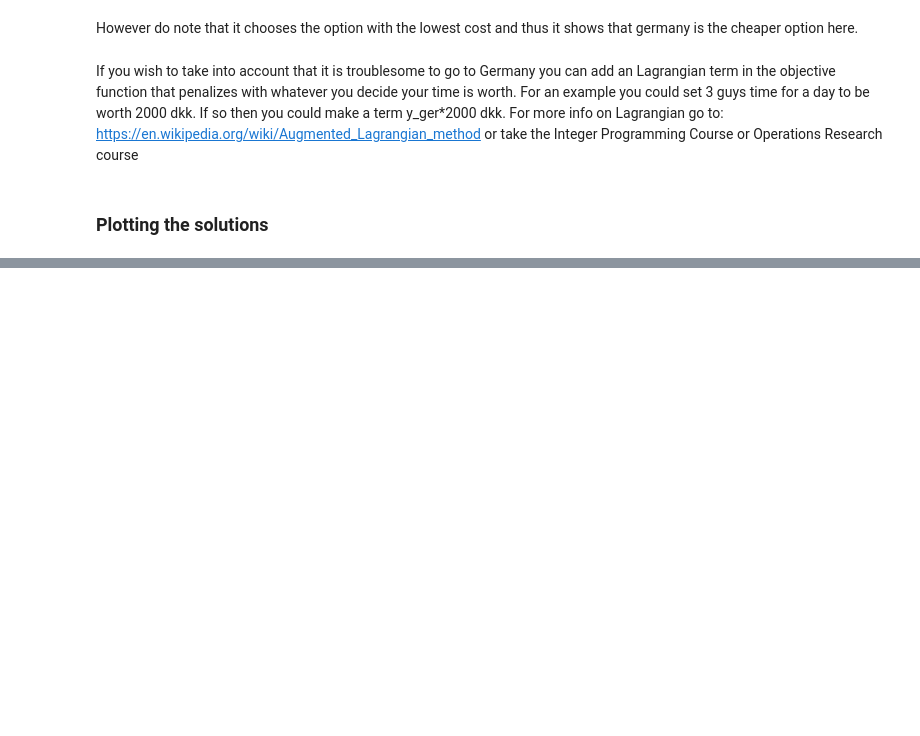
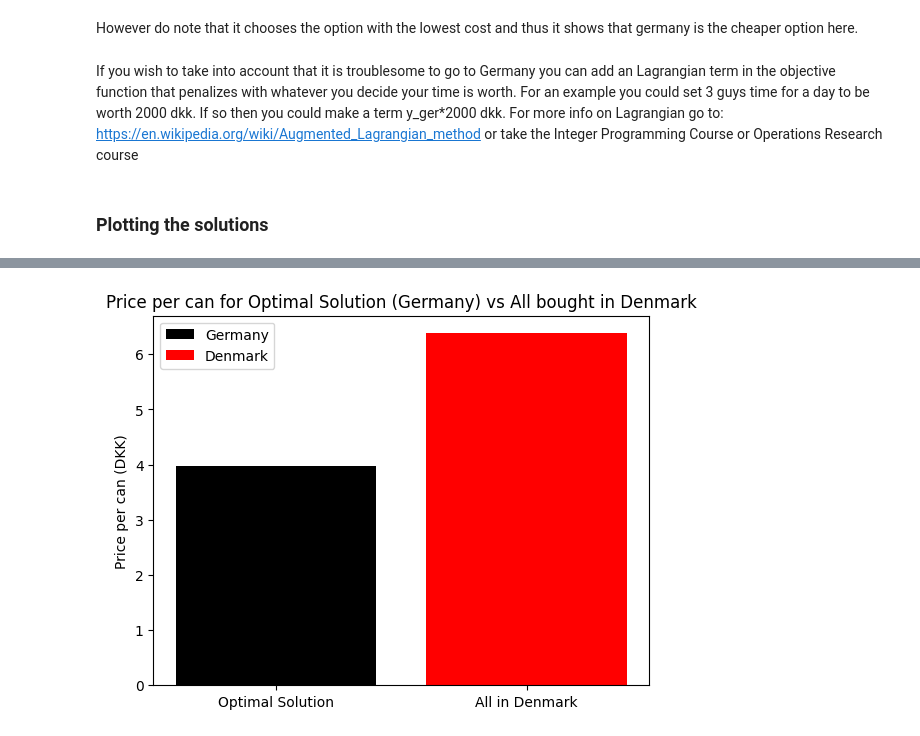
Before and after one commit to SalisMaxima/Hobby_projects, a Jupyter notebook: Beertrip_MILP/Beertrip_MILP_2_0.ipynb, the cells around one changed output, grey strips where cells are left out. Saved outputs shown, nothing was run; the diff lists cells and outputs as text; code cells hidden in the pictures; blank space fills up the shorter version.

```diff
--- a/Beertrip_MILP/Beertrip_MILP_2_0.ipynb
+++ b/Beertrip_MILP/Beertrip_MILP_2_0.ipynb
@@ -246,0 +251,22 @@ ModuleNotFoundError: No module named 'matplotlib'
+# %%
+# Calculate price per can for optimal solution
+price_per_can_optimal = optimal_cost / (x_beer_Ger_value*24 + x_soda_Ger_value*24)
+
+# Calculate price per can for all bought in Denmark
+price_per_can_denmark = all_dk_cost / (x_soda_dk_value*24 + x_beer_dk_value*24)
+
+# Create a bar plot to compare the price per can
+categories = ['Optimal Solution', 'All in Denmark']
+prices_per_can = [price_per_can_optimal, price_per_can_denmark]
+
+# Create bars for Germany and Denmark
+bars = plt.bar(categories, prices_per_can, color=['black', 'red'])
+
+# Add a legend for Germany and Denmark
+plt.legend(bars, ['Germany', 'Denmark'], loc='upper left')
+
+plt.ylabel('Price per can (DKK)')
+plt.title('Price per can for Optimal Solution (Germany) vs All bought in Denmark')
+plt.show()
+# %% [output]
+[figure, added]
```
Also changed, not shown: parts of 4 cells of this notebook.
